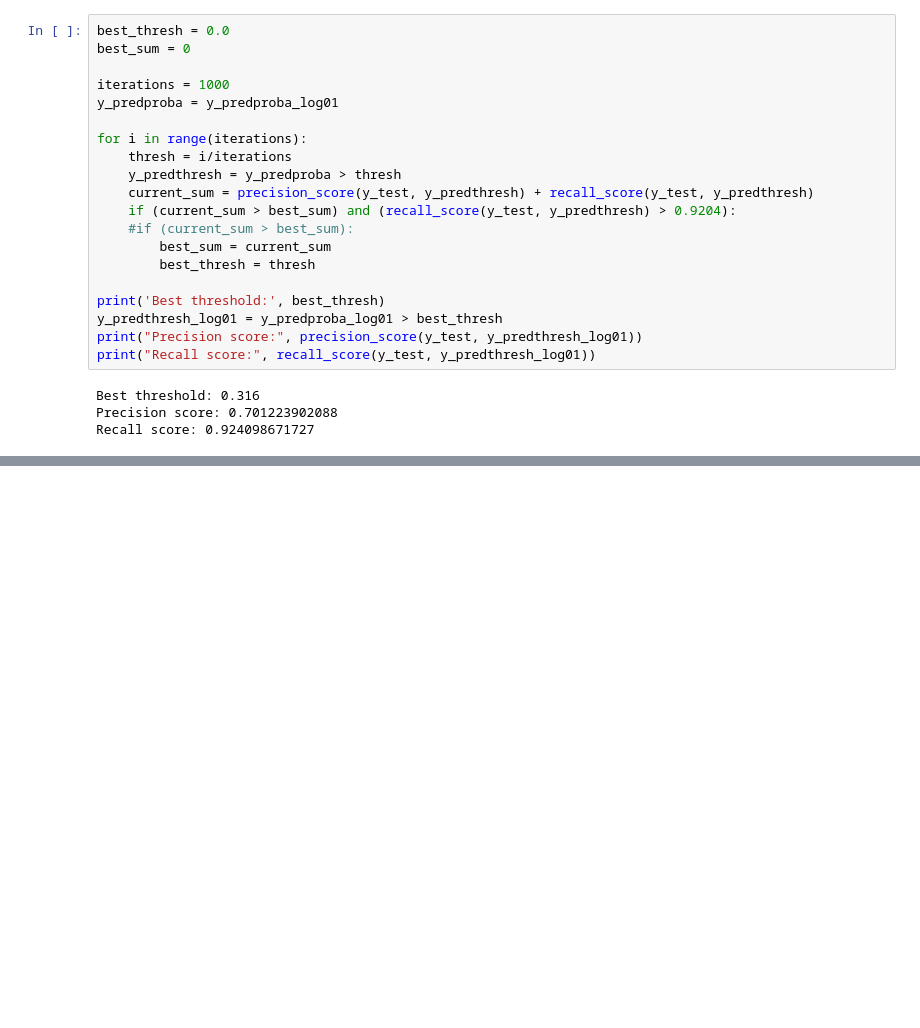
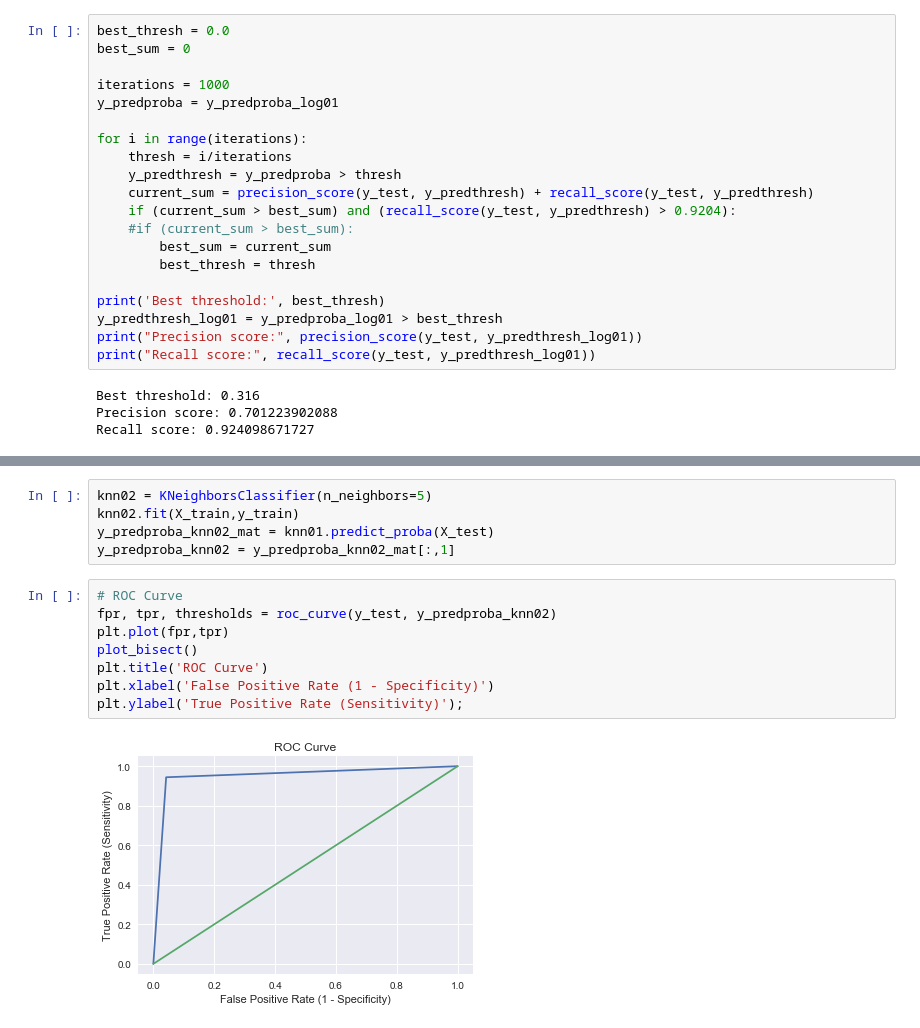
Before and after one commit to giancarlo-garbagnati/employeeretention-ml, a Jupyter notebook: python/employeeretention-py-01.ipynb, the cells around one changed output, grey strips where cells are left out. Drawn from its saved outputs; the diff is of its cells as text; blank space fills up the shorter version.

```diff
--- a/python/employeeretention-py-01.ipynb
+++ b/python/employeeretention-py-01.ipynb
@@ -626,0 +663,15 @@ So we'll p
+# %%
+knn02 = KNeighborsClassifier(n_neighbors=5)
+knn02.fit(X_train,y_train)
+y_predproba_knn02_mat = knn01.predict_proba(X_test)
+y_predproba_knn02 = y_predproba_knn02_mat[:,1]
+# %%
+# ROC Curve
+fpr, tpr, thresholds = roc_curve(y_test, y_predproba_knn02)
+plt.plot(fpr,tpr)
+plot_bisect()
+plt.title('ROC Curve')
+plt.xlabel('False Positive Rate (1 - Specificity)')
+plt.ylabel('True Positive Rate (Sensitivity)');
+# %% [output]
+[figure, added]
```
Also changed, not shown: parts of 23 cells of this notebook.
